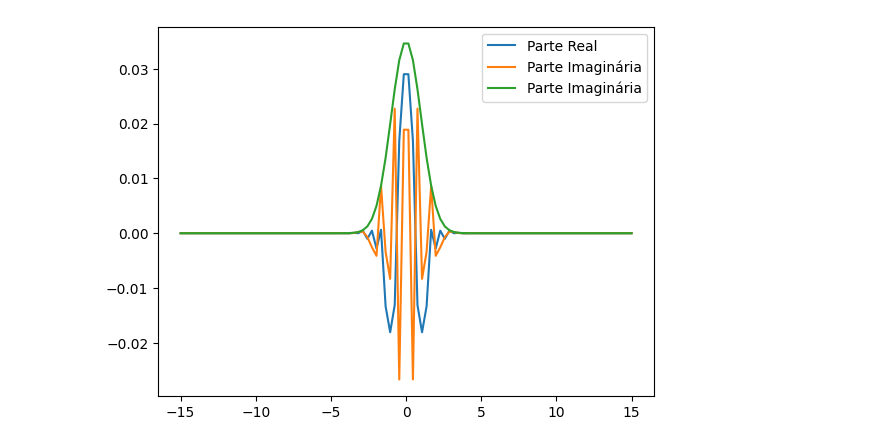
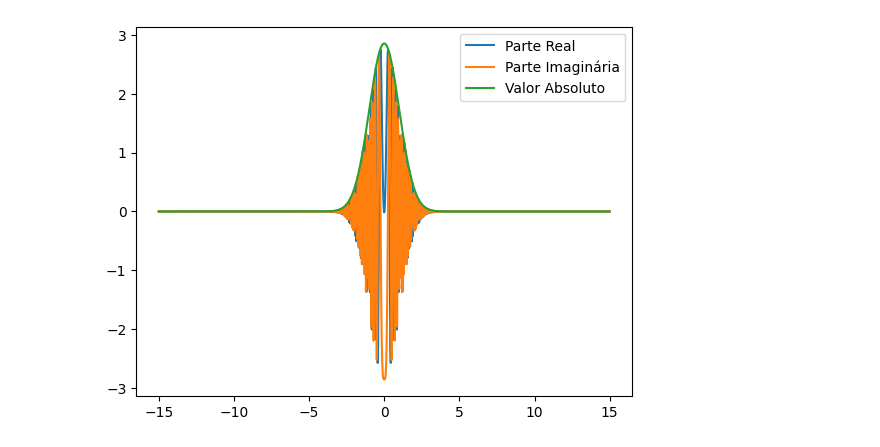
Before and after one commit to KonoEmllikDa/Fisica-Computacional, a Jupyter notebook: TPC1.ipynb, the cells around one changed output. Cells and saved outputs as stored; diff of their text form; code cells hidden in the pictures.

```diff
--- a/TPC1.ipynb
+++ b/TPC1.ipynb
@@ -7,7 +7,7 @@ def U(x,y,U0 = 1, k = 512,sigma = 1):
     return U0*np.exp(1j*k*x-(y**2)/(2*sigma**2))
 
 def Integranda(x,y,xs,ys,k = 512):
-    return U(xs,ys)*hankel1(0,np.sqrt((x-xs)**2+(y-ys)**2)*k)*np.pi*1j
+    return k/2*U(xs,ys)*hankel1(0,np.sqrt((x-xs)**2+(y-ys)**2)*k)
 
 
 def plotfunc(a,b,N,f,nome=''):
@@ -16,11 +16,11 @@ def plotfunc(a,b,N,f,nome=''):
     plt.plot(X,Y,label=nome)
     plt.legend()
 # %%
-plotfunc(-15,15,100,lambda y : Integranda(10,0,0,y).real ,"Parte Real")
-plotfunc(-15,15,100,lambda y : Integranda(10,0,0,y).imag , "Parte Imaginária")
-plotfunc(-15,15,100,lambda y : abs(Integranda(10,0,0,y)) , "Parte Imaginária")
+plotfunc(-15,15,1000,lambda y : Integranda(10,0,0,y).real ,"Parte Real")
+plotfunc(-15,15,1000,lambda y : Integranda(10,0,0,y).imag , "Parte Imaginária")
+plotfunc(-15,15,1000,lambda y : abs(Integranda(10,0,0,y)) , "Valor Absoluto")
 # %% [output]
-[figure, old version]
+[figure, new version]
 # %%
 def SimpsonAdaptative(a,b,f):
     e0 = np.inf
```
Also changed, not shown: parts of 9 cells of this notebook.
